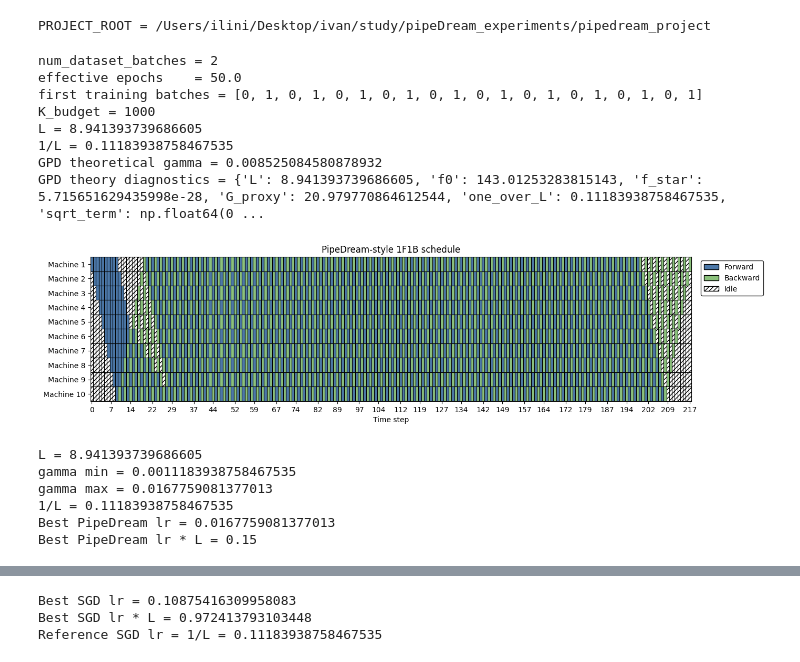
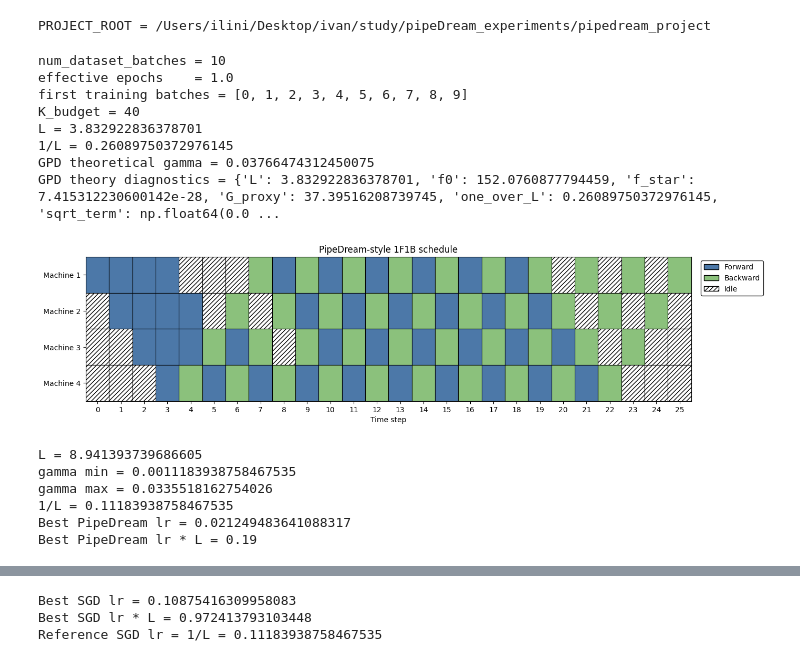
Before and after one commit to vectozavr/randomized-pipedream, a Jupyter notebook: notebooks/experiments.ipynb, the cells around one changed output, grey strips where cells are left out. Drawn from its saved outputs; the diff is of its cells as text; code cells hidden in the pictures.

```diff
--- a/notebooks/experiments.ipynb
+++ b/notebooks/experiments.ipynb
@@ -319,10 +320,10 @@ def plot_lr_sweep_summary(
     plt.show()
 # %%
 # problem setup
-num_stages = 10
-num_microbatches = 100
-batch_size = 32
-num_epochs=50
+num_stages = 4
+num_microbatches = 10
+batch_size = 30
+num_epochs=1
 seed = 0
 
 num_examples = batch_size * num_microbatches // num_epochs
@@ -373,7 +374,7 @@ L = objective.smoothness_constant
 gamma_sgd_reference = 1.0 / L
 
 # for GPD theory-inspired step
-delta_gpd = num_stages-1
+delta_gpd = 130
 gamma_gpd_theory, gpd_theory_info = gpd_theoretical_stepsize(
     objective=objective,
     init_stage_weights=init_stage_weights,
@@ -385,22 +386,23 @@ print("1/L =", gamma_sgd_reference)
 print("GPD theoretical gamma =", gamma_gpd_theory)
 print("GPD theory diagnostics =", gpd_theory_info)
 # %% [output]
-num_dataset_batches = 2
-effective epochs    = 50.0
-first training batches = [0, 1, 0, 1, 0, 1, 0, 1, 0, 1, 0, 1, 0, 1, 0, 1, 0, 1, 0, 1]
-K_budget = 1000
-L = 8.941393739686605
-1/L = 0.11183938758467535
-GPD theoretical gamma = 0.008525084580878932
-GPD theory diagnostics = {'L': 8.941393739686605, 'f0': 143.01253283815143, 'f_star': 5.715651629435998e-28, 'G_proxy': 20.979770864612544, 'one_over_L': 0.11183938758467535, 'sqrt_term': np.float64(0 ...
+num_dataset_batches = 10
+effective epochs    = 1.0
+first training batches = [0, 1, 2, 3, 4, 5, 6, 7, 8, 9]
+K_budget = 40
+L = 3.832922836378701
+1/L = 0.26089750372976145
+GPD theoretical gamma = 0.03766474312450075
+GPD theory diagnostics = {'L': 3.832922836378701, 'f0': 152.0760877794459, 'f_star': 7.415312230600142e-28, 'G_proxy': 37.39516208739745, 'one_over_L': 0.26089750372976145, 'sqrt_term': np.float64(0.0 ...
 # %%
-fig, ax = plot_schedule(timeline, startup_boundary=None, reduce_text=True)
+fig, ax = plot_schedule(timeline, startup_boundary=None, reduce_text=True, max_xtick_labels=100)
+fig.savefig("../results/figures/pipedream_schedule_4.pdf", bbox_inches="tight")
 plt.show()
 # %% [output]
-[figure, old version]
+[figure, new version]
 # %%
 num_lr_points = 30
-gamma_grid = np.linspace(0.01 / L, 0.15 / L, num_lr_points)
+gamma_grid = np.linspace(0.01 / L, 0.3 / L, num_lr_points)
 
 print("L =", L)
 print("gamma min =", gamma_grid[0])
@@ -429,10 +431,10 @@ print("Best PipeDream lr * L =", pd_sweep["best_lr"] * L)
 # %% [output]
 L = 8.941393739686605
 gamma min = 0.0011183938758467535
-gamma max = 0.0167759081377013
+gamma max = 0.0335518162754026
 1/L = 0.11183938758467535
-Best PipeDream lr = 0.0167759081377013
-Best PipeDream lr * L = 0.15
+Best PipeDream lr = 0.021249483641088317
+Best PipeDream lr * L = 0.19
 # %%
 plot_lr_sweep_curves(
     pd_sweep,
```
Also changed, not shown: parts of 13 cells of this notebook, 15 other files.
